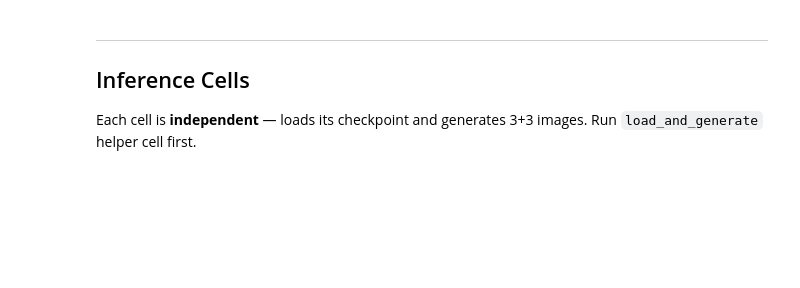
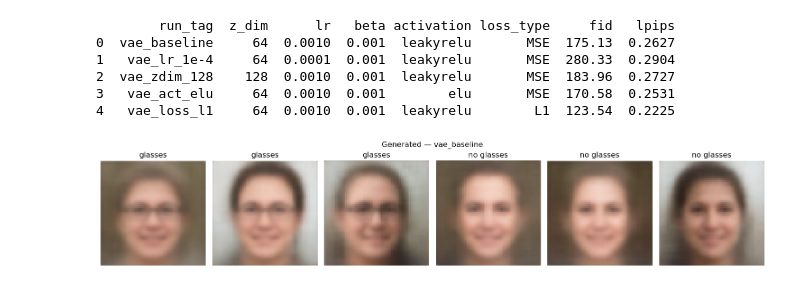
Before and after one commit to codespace-git/GenAI, a Jupyter notebook: assign_final.ipynb, the cells around one changed output. Cells and saved outputs as stored; diff of their text form; code cells hidden in the pictures; blank space fills up the shorter version.

```diff
--- a/assign_final.ipynb
+++ b/assign_final.ipynb
@@ -430,8 +111,0 @@ def train_vae(z_dim=64,beta=0.5,activation="leakyRELU",lr=1e-3,epochs=80,device=
-# %%
-def conditional_sampling(model,device,label,n=3):
-    model.eval()
-    with torch.no_grad():
-        z = torch.randn(n, model.z_dim).to(device)
-        y = torch.full((n,), label, dtype=torch.long).to(device)
-        imgs = model.decode(z, y)
-        return imgs.cpu()
@@ -1049,45 +498,13 @@ except Exception:
-# %% [markdown]
----
-## Inference Cells
-Each cell is **independent** — loads its checkpoint and generates 3+3 images.
-Run `load_and_generate` helper cell first.
 # %%
-# ── Load a saved checkpoint and generate images ───────────────────
-def load_and_generate(run_tag: str, device: str = None, n: int = 3):
+
+def load_and_generate(run_tag: str, device: str = "cpu", n: int = 3):
     torch.manual_seed(42)
-    """
-    Rebuild the VAE from the saved checkpoint and generate n conditional images.
-
-    The .pt file stores everything needed to reconstruct the model:
-        z_dim, activation  →  passed to VAE.__init__()
-        model_state        →  loaded via load_state_dict()
-
-    Parameters
-    ----------
-    run_tag : filename tag used when training  (e.g. "vae_baseline")
-    device  : "cuda" / "cpu"  — auto-detected if None
-    n       : images per class (default 3, per assignment spec)
-
-    Returns
-    -------
-    (glasses, no_glasses)  — two (n,3,H,W) float tensors in [0,1]
-    """
-    if device is None:
-        device = "cuda" if torch.cuda.is_available() else "cpu"
 
     ckpt = torch.load(f"generated/VAE/{run_tag}.pt", map_location=device)
 
     model = VAE(z_dim=ckpt["z_dim"], activation=ckpt["activation"]).to(device)
     model.load_state_dict(ckpt["model_state"])
     model.eval()
-
-    print(f"Loaded: generated/VAE/{run_tag}.pt")
-    print(f"  z_dim={ckpt['z_dim']}  activation={ckpt['activation']}")
-
     glasses    = conditional_sampling(model, device, label=1, n=n)
     no_glasses = conditional_sampling(model, device, label=0, n=n)
     visualize_generated(glasses, no_glasses, title=f"Generated — {run_tag}")
-    return glasses, no_glasses
-
-
-print("✅ load_and_generate() ready.")
@@ -1098,4 +511,16 @@ print("✅ load_and_generate() ready.")
+# %%
+df = pd.read_csv("vae_ablation_results.csv")
+print(df)
+# %% [output]
+        run_tag  z_dim      lr   beta activation loss_type     fid   lpips
+0  vae_baseline     64  0.0010  0.001  leakyrelu       MSE  175.13  0.2627
+1   vae_lr_1e-4     64  0.0001  0.001  leakyrelu       MSE  280.33  0.2904
+2  vae_zdim_128    128  0.0010  0.001  leakyrelu       MSE  183.96  0.2727
+3   vae_act_elu     64  0.0010  0.001        elu       MSE  170.58  0.2531
+4   vae_loss_l1     64  0.0010  0.001  leakyrelu        L1  123.54  0.2225
 # %%
-# Run 1 — Baseline   (lr=1e-3 | z_dim=64  | beta=0.5 | leakyrelu | MSE)
-glasses_vae_baseline, no_glasses_vae_baseline = load_and_generate("vae_baseline")
+
+load_and_generate("vae_baseline")
+# %% [output]
+[figure, added]
 # %%
```
Also changed, not shown: parts of 21 cells of this notebook, 1 other file.
